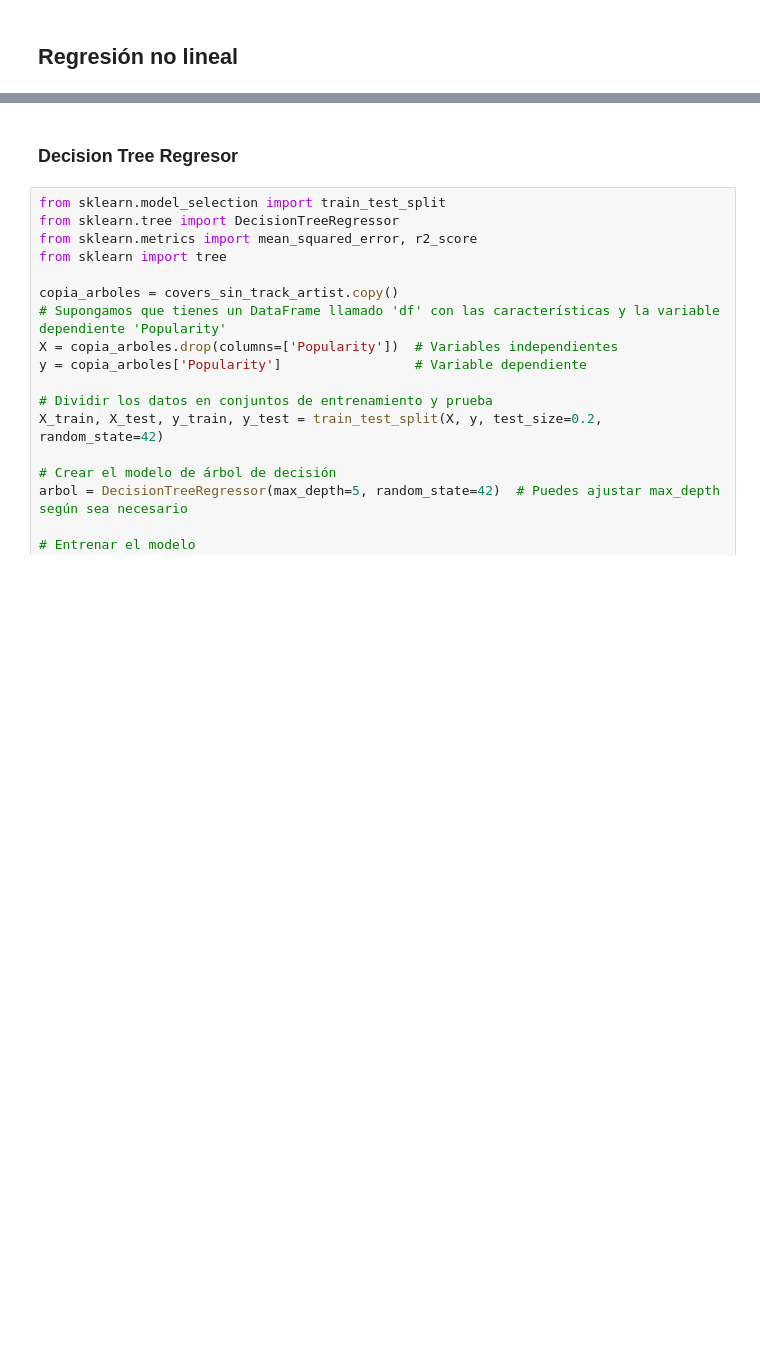
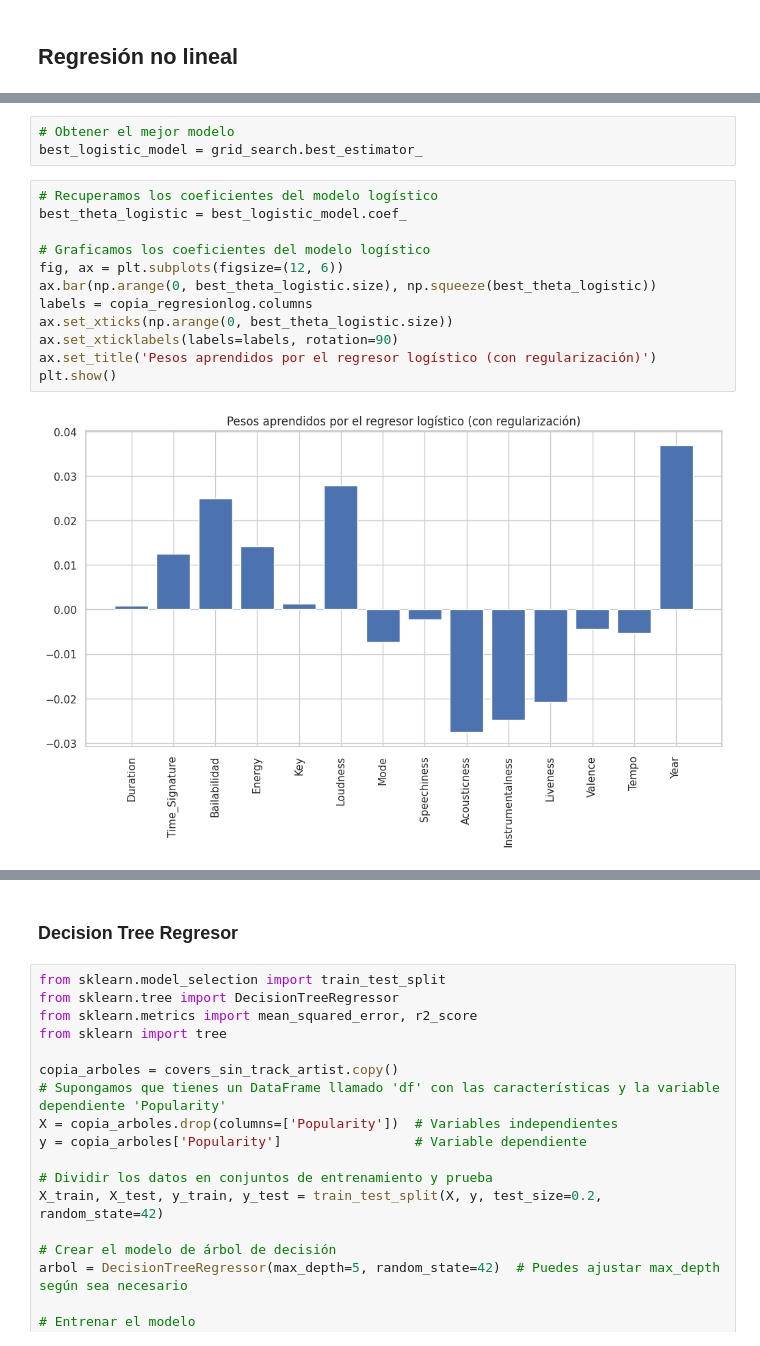
Before and after one commit to nachoperna/Fundamentos-de-la-Ciencia-de-Datos, a Jupyter notebook: TPE/tpe.ipynb, the cells around one changed output, grey strips where cells are left out. Drawn from its saved outputs; the diff is of its cells as text; blank space fills up the shorter version.

```diff
--- a/TPE/tpe.ipynb
+++ b/TPE/tpe.ipynb
@@ -1736,0 +1629,17 @@ plt.show()
+# %%
+# Obtener el mejor modelo
+best_logistic_model = grid_search.best_estimator_
+# %%
+# Recuperamos los coeficientes del modelo logístico
+best_theta_logistic = best_logistic_model.coef_
+
+# Graficamos los coeficientes del modelo logístico
+fig, ax = plt.subplots(figsize=(12, 6))
+ax.bar(np.arange(0, best_theta_logistic.size), np.squeeze(best_theta_logistic))
+labels = copia_regresionlog.columns
+ax.set_xticks(np.arange(0, best_theta_logistic.size))
+ax.set_xticklabels(labels=labels, rotation=90)
+ax.set_title('Pesos aprendidos por el regresor logístico (con regularización)')
+plt.show()
+# %% [output]
+[figure, added]
```
Also changed, not shown: parts of 128 cells of this notebook.
